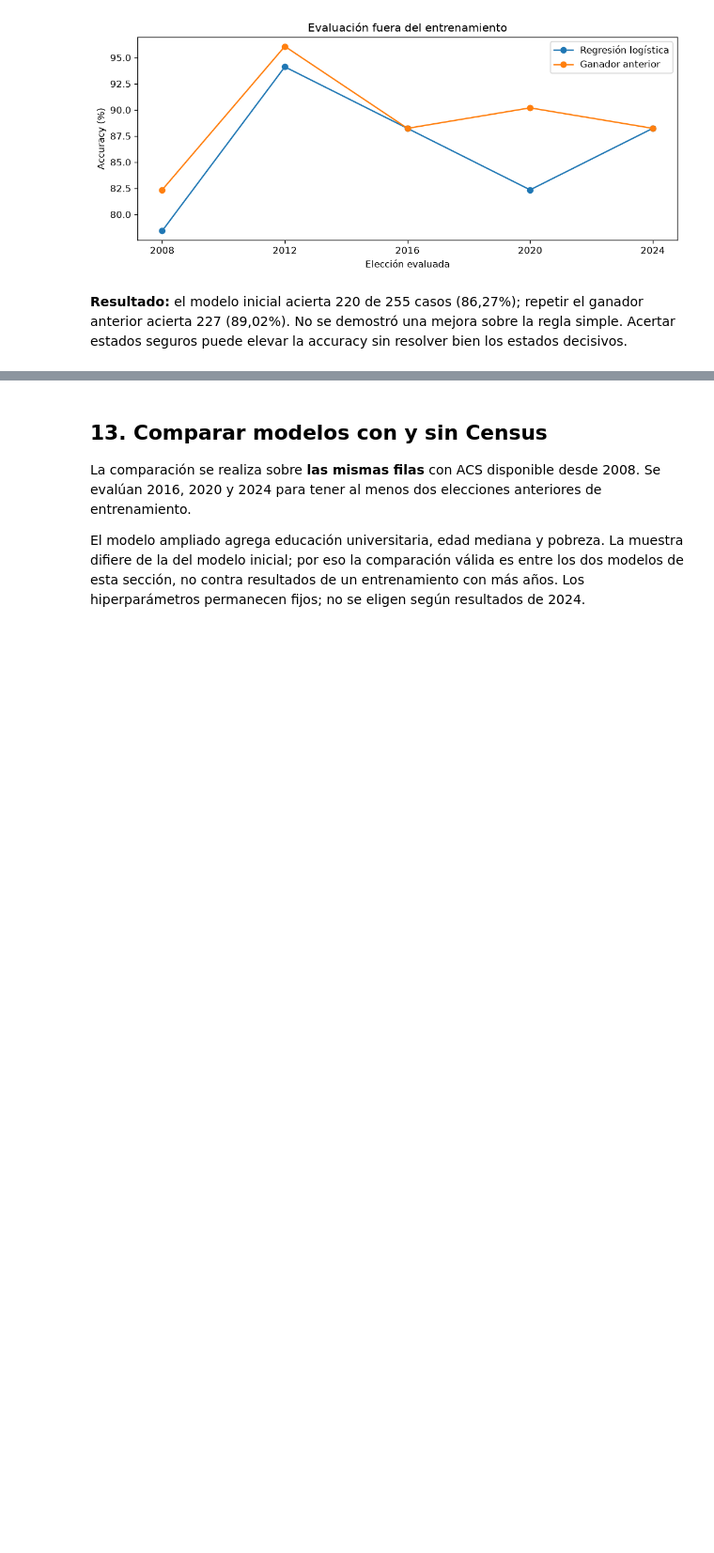
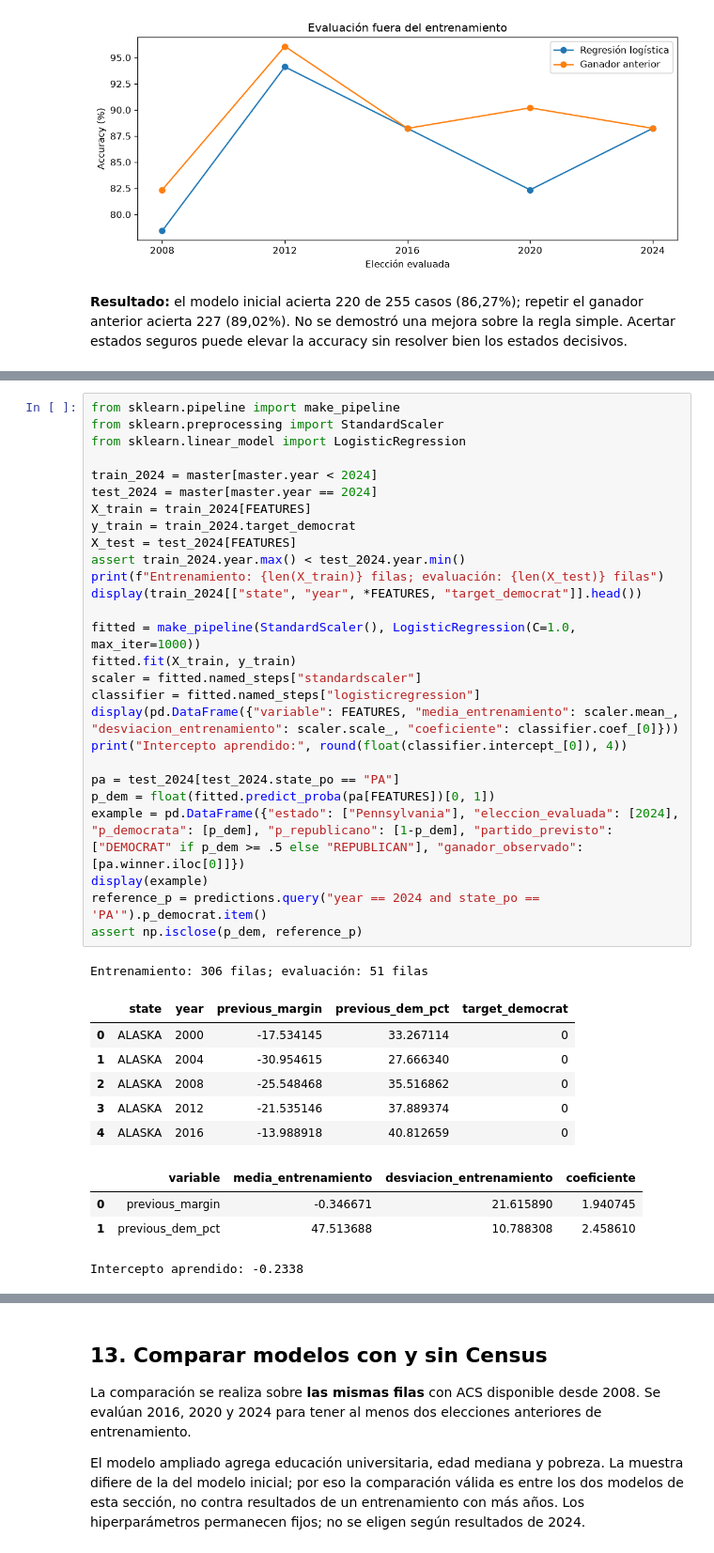
Before and after one commit to diaznicolasandres1/Ciencia-datos-, a Jupyter notebook: notebooks/01_informe_elecciones.ipynb, the cells around one changed output, grey strips where cells are left out. Shown at 94% size. Saved outputs shown, nothing was run; the diff lists cells and outputs as text; blank space fills up the shorter version.

Commit message:
Explica aporte de fuentes, curación y entrenamiento del modelo

```diff
--- a/notebooks/01_informe_elecciones.ipynb
+++ b/notebooks/01_informe_elecciones.ipynb
@@ -388,0 +414,39 @@ Repetir ganador previo: 227/255 aciertos (89.02%)
+# %%
+from sklearn.pipeline import make_pipeline
+from sklearn.preprocessing import StandardScaler
+from sklearn.linear_model import LogisticRegression
+
+train_2024 = master[master.year < 2024]
+test_2024 = master[master.year == 2024]
+X_train = train_2024[FEATURES]
+y_train = train_2024.target_democrat
+X_test = test_2024[FEATURES]
+assert train_2024.year.max() < test_2024.year.min()
+print(f"Entrenamiento: {len(X_train)} filas; evaluación: {len(X_test)} filas")
+display(train_2024[["state", "year", *FEATURES, "target_democrat"]].head())
+
+fitted = make_pipeline(StandardScaler(), LogisticRegression(C=1.0, max_iter=1000))
+fitted.fit(X_train, y_train)
+scaler = fitted.named_steps["standardscaler"]
+classifier = fitted.named_steps["logisticregression"]
+display(pd.DataFrame({"variable": FEATURES, "media_entrenamiento": scaler.mean_, "desviacion_entrenamiento": scaler.scale_, "coeficiente": classifier.coef_[0]}))
+print("Intercepto aprendido:", round(float(classifier.intercept_[0]), 4))
+
+pa = test_2024[test_2024.state_po == "PA"]
+p_dem = float(fitted.predict_proba(pa[FEATURES])[0, 1])
+example = pd.DataFrame({"estado": ["Pennsylvania"], "eleccion_evaluada": [2024], "p_democrata": [p_dem], "p_republicano": [1-p_dem], "partido_previsto": ["DEMOCRAT" if p_dem >= .5 else "REPUBLICAN"], "ganador_observado": [pa.winner.iloc[0]]})
+display(example)
+reference_p = predictions.query("year == 2024 and state_po == 'PA'").p_democrat.item()
+assert np.isclose(p_dem, reference_p)
+# %% [output]
+Entrenamiento: 306 filas; evaluación: 51 filas
+|  | state | year | previous_margin | previous_dem_pct | target_democrat |
+| 0 | ALASKA | 2000 | -17.534145 | 33.267114 | 0 |
+| 1 | ALASKA | 2004 | -30.954615 | 27.666340 | 0 |
+| 2 | ALASKA | 2008 | -25.548468 | 35.516862 | 0 |
+| 3 | ALASKA | 2012 | -21.535146 | 37.889374 | 0 |
+| 4 | ALASKA | 2016 | -13.988918 | 40.812659 | 0 |
+|  | variable | media_entrenamiento | desviacion_entrenamiento | coeficiente |
+| 0 | previous_margin | -0.346671 | 21.615890 | 1.940745 |
+| 1 | previous_dem_pct | 47.513688 | 10.788308 | 2.458610 |
+Intercepto aprendido: -0.2338
```
Also changed, not shown: parts of 6 cells of this notebook, 1 other file.
